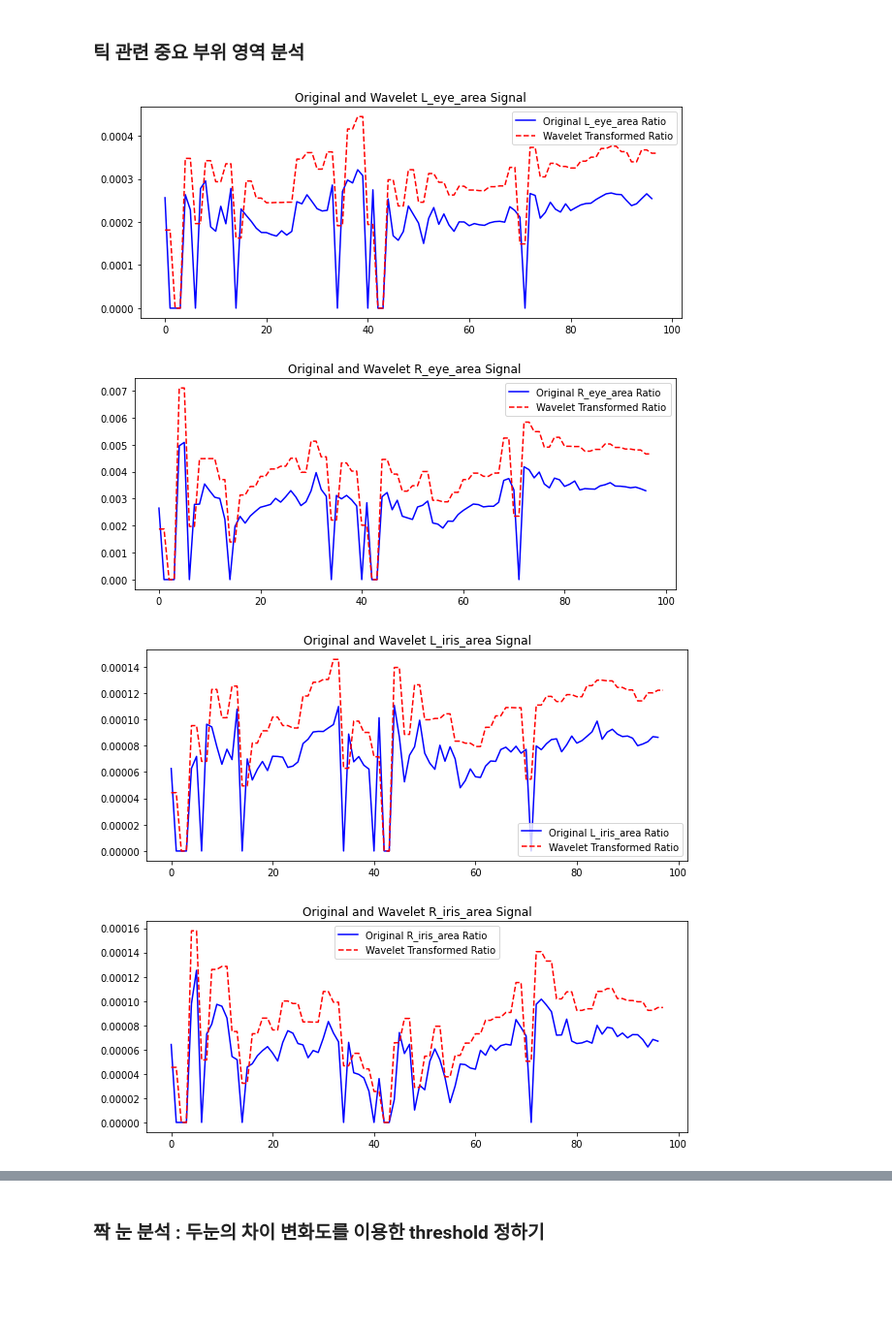
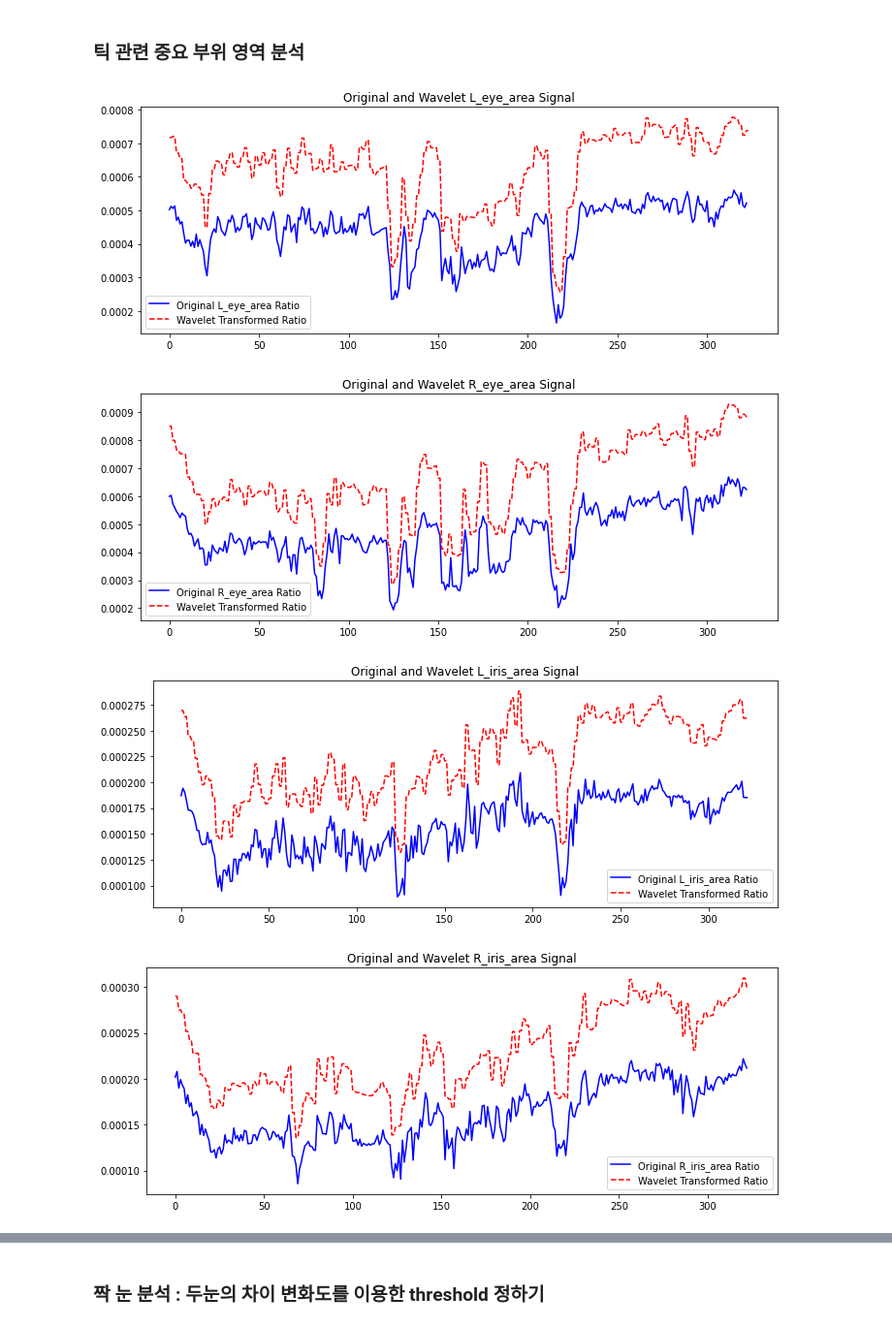
Before and after one commit to dablro12/Psycho-Detector, a Jupyter notebook: main.ipynb, the cells around one changed output, grey strips where cells are left out. Shown at 97% size. Cells and saved outputs as stored; diff of their text form; code cells hidden in the pictures; blank space fills up the shorter version.

```diff
--- a/main.ipynb
+++ b/main.ipynb
@@ -225,9 +376,9 @@ SAVE_PATH = './result'
 # video_data = os.path.join(PATH, '37.mp4')
 # video_data = os.path.join(PATH, '26.mp4')
 
-# 테스트
-# video_data = os.path.join(TEST_PATH, 'tic.mp4')
-video_data = os.path.join(ANALYSIS_PATH, 'non-tic_2.mp4')
+#분석 데이터
+video_data = os.path.join('./design/이수하.mp4')
+# video_data = os.path.join(ANALYSIS_PATH, 'non-tic_4.mp4')
 # 강아지
 # video_data = os.path.join(TEST_PATH, 'dog.mp4')
 
@@ -235,7 +386,7 @@ video_data = os.path.join(ANALYSIS_PATH, 'non-tic_2.mp4')
 # video_data = os.path.join(NON_TIC_PATH, '20.mp4')
 
 cap = cv2.VideoCapture(video_data) #<- video data  / streaming data -> cv2.VideoCapture(0)
-
+print(cap.get(cv2.CAP_PROP_FRAME_COUNT))
 
 
 ## 불러온 비디오 파일 정보 출력
@@ -250,8 +401,8 @@ video_info = {
 }
 ## 비디오 저장 객체 만들기
 out = cv2.VideoWriter(
-    os.path.join(SAVE_PATH, ('masked_' + video_data.split('/')[-1].split('.')[0]))+".mp4",
-    cv2.VideoWriter_fourcc(*'DIVX'),
+    os.path.join(SAVE_PATH, ('masked_' + video_data.split('/')[-1].split('.')[0]))+".webm",
+    cv2.VideoWriter_fourcc(*'vp80'),
     video_info['fps'],
     (video_info['width'], video_info['height'])
     )
@@ -265,7 +416,7 @@ landmark_dict = {
     #왼쪽눈
     'L_eye' : [33, 246, 161, 160, 159, 158, 157, 173, 133, 155, 154, 153, 145, 144, 163, 7], #시계방향 9시부터 시작
     #오른쪽눈
-    'R_eye' : [369, 398, 384, 385, 386, 387, 388, 466, 263, 249, 390, 373, 374, 380, 381, 382], #시계방향 9시부터 시작
+    'R_eye' : [362, 398, 384, 385, 386, 387, 388, 466, 263, 249, 390, 373, 374, 380, 381, 382], #시계방향 9시부터 시작
     #왼쪽 눈동자
     'L_iris' : [470, 471,469, 472, 468], #위에서부터 Up, Left, Right, Down, Center position
     #오른쪽 눈동자
@@ -658,6 +864,6 @@ plt.show()
 # %%
 # landmark_arr = np.load('./data/np/test2.npy')
-landmark_arr = np.load(f'./data/np/'+video_info['name']+'.npy')
+landmark_arr = np.load(f'./data/analysis/'+video_info['name']+'.npy')
 # %% [markdown]
 ### 틱 관련 중요 부위 영역 분석
 # %%
@@ -671,7 +877,9 @@ def area_analysis(landmark_arr, tag):
         plt.title(f'Compare All frame for {tag}')
         plt.xlabel('Frame')
         plt.ylabel(f'Area')
+        plt.tight_layout()
         plt.legend()
+    plt.savefig(f'./result/analysis/{tag}.png')
     plt.show()
 # %%
 # 삼각형 메쉬 데이터 면적 계산
@@ -749,35 +957,37 @@ def area_analysis(landmark_arr, tag):
     # 사람별로 프레임별 면적 계산
     for person_idx in range(landmark_arr.shape[1]):
         plt.subplot(1, landmark_arr.shape[1], person_idx+1)
         plt.plot(range(landmark_arr.shape[0]), landmark_arr[:,person_idx], label=f'{person_idx+1} person')
         plt.title(f'Compare All frame for {tag}')
         plt.xlabel('Frame')
         plt.ylabel(f'Area')
         plt.legend()
         plt.tight_layout()
-    plt.savefig(os.path.join('./analysis', (video_info['name']+f"_{person_idx+1}p_{tag}.png")), bbox_inches = 'tight')
+    plt.savefig(os.path.join('./result/analysis', (video_info['name']+f"_{person_idx+1}p_{tag}.png")), bbox_inches = 'tight')
     plt.show()
 
 def wavelet_padding_plot(tag, area_ratio):
     signal = area_ratio[:,0]
     wavelet = wavedec(signal, 'db1', level =1, mode = 'symmetric')[0]
     padding_wavelet_ratio = np.repeat(wavelet, 2)
     #복원된 신호와 원본 신호 시각화
 
     plt.figure(figsize=(10, 4))
     plt.plot(signal, label=f'Original {tag} Ratio', color='blue')
     plt.plot(padding_wavelet_ratio, label=f'Wavelet Transformed Ratio', color='red', linestyle='--')
     plt.title(f'Original and Wavelet {tag} Signal')
     plt.legend()
+    plt.tight_layout()
+    plt.savefig('./result/analysis/wavelet_padding_plot.png')
     plt.show()
     plt.close()
 
 ## 특정 부위에 대한 영역 분석 with Wavelet transform
 for key, value in area_dict.items():
     save_area(value, key, video_info)
     wavelet_padding_plot(key, value)
 # %% [output]
-[figure, old version]
+[figure, new version]
-[figure, old version]
+[figure, new version]
-[figure, old version]
+[figure, new version]
-[figure, old version]
+[figure, new version]
```
Also changed, not shown: parts of 19 cells of this notebook, 5 other files.
